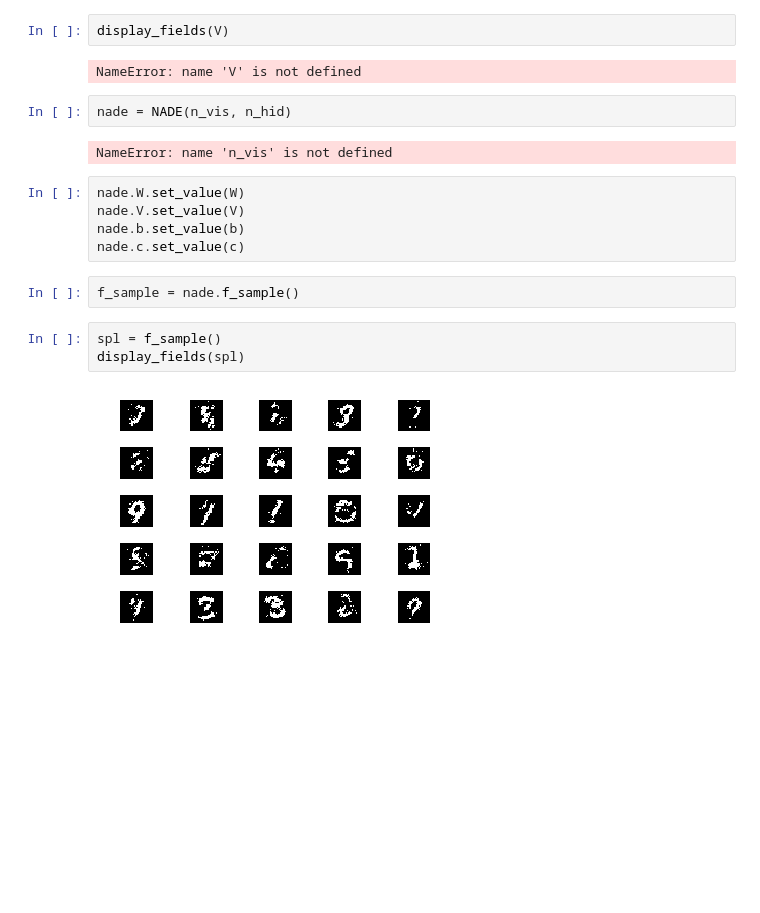
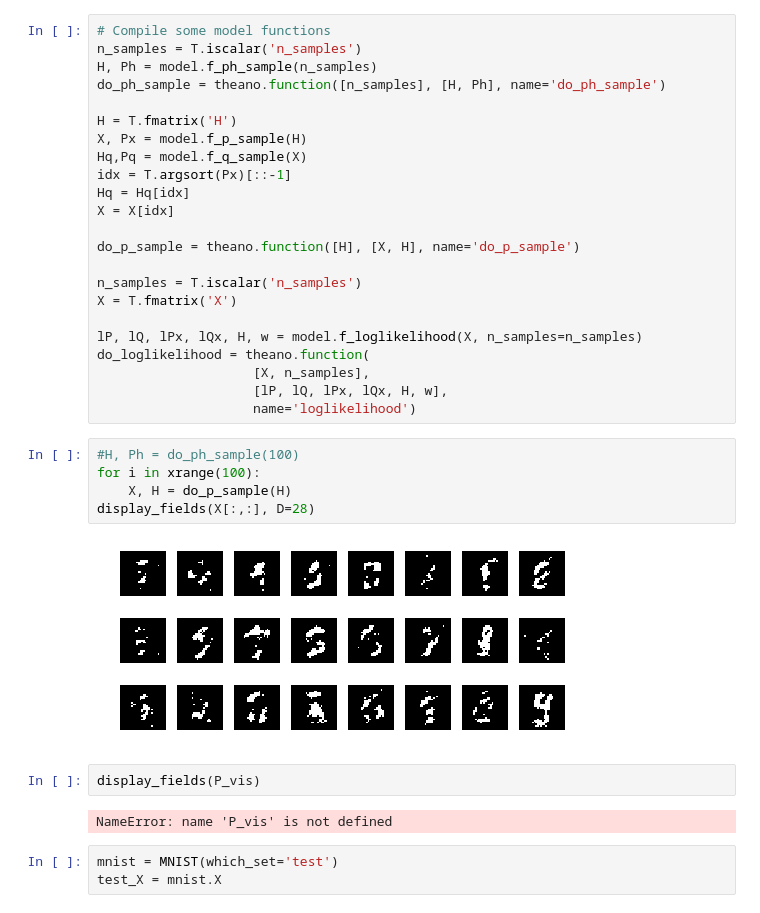
Before and after one commit to jbornschein/reweighted-ws, a Jupyter notebook: notebooks/MNIST-Analyze.ipynb, the cells around one changed output. Saved outputs shown, nothing was run; the diff lists cells and outputs as text; blank space fills up the shorter version.

```diff
--- a/notebooks/MNIST-Analyze.ipynb
+++ b/notebooks/MNIST-Analyze.ipynb
@@ -39,20 +69,37 @@ NameError: name 'W' is not defined
+# %%
+# Compile some model functions
+n_samples = T.iscalar('n_samples')
+H, Ph = model.f_ph_sample(n_samples)
+do_ph_sample = theano.function([n_samples], [H, Ph], name='do_ph_sample')
+
+H = T.fmatrix('H')
+X, Px = model.f_p_sample(H)
+Hq,Pq = model.f_q_sample(X)
+idx = T.argsort(Px)[::-1]
+Hq = Hq[idx]
+X = X[idx]
+
+do_p_sample = theano.function([H], [X, H], name='do_p_sample')
+
+n_samples = T.iscalar('n_samples')
+X = T.fmatrix('X')
+
+lP, lQ, lPx, lQx, H, w = model.f_loglikelihood(X, n_samples=n_samples)
+do_loglikelihood = theano.function(
+                    [X, n_samples],
+                    [lP, lQ, lPx, lQx, H, w],
+                    name='loglikelihood')
+# %%
+#H, Ph = do_ph_sample(100)
+for i in xrange(100):
+    X, H = do_p_sample(H)
+display_fields(X[:,:], D=28)
+# %% [output]
+[figure, added]
 # %%
-display_fields(V)
+display_fields(P_vis)
 # %% [output]
-NameError: name 'V' is not defined
+NameError: name 'P_vis' is not defined
-# %%
-nade = NADE(n_vis, n_hid)
-# %% [output]
-NameError: name 'n_vis' is not defined
-# %%
-nade.W.set_value(W)
-nade.V.set_value(V)
-nade.b.set_value(b)
-nade.c.set_value(c)
-# %%
-f_sample = nade.f_sample()
-# %%
-spl = f_sample()
-display_fields(spl)
-# %% [output]
-[figure, removed]
+# %%
+mnist = MNIST(which_set='test')
+test_X = mnist.X
```
Also changed, not shown: parts of 21 cells of this notebook, 11 other files.
